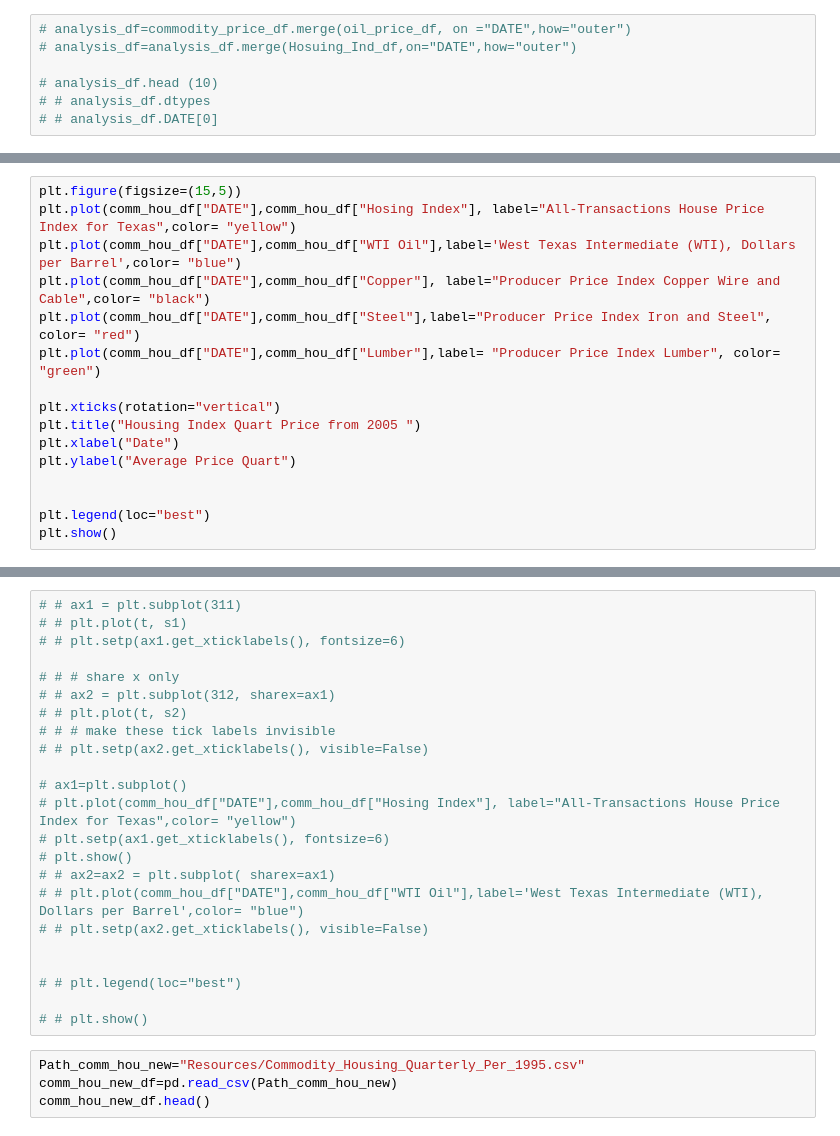
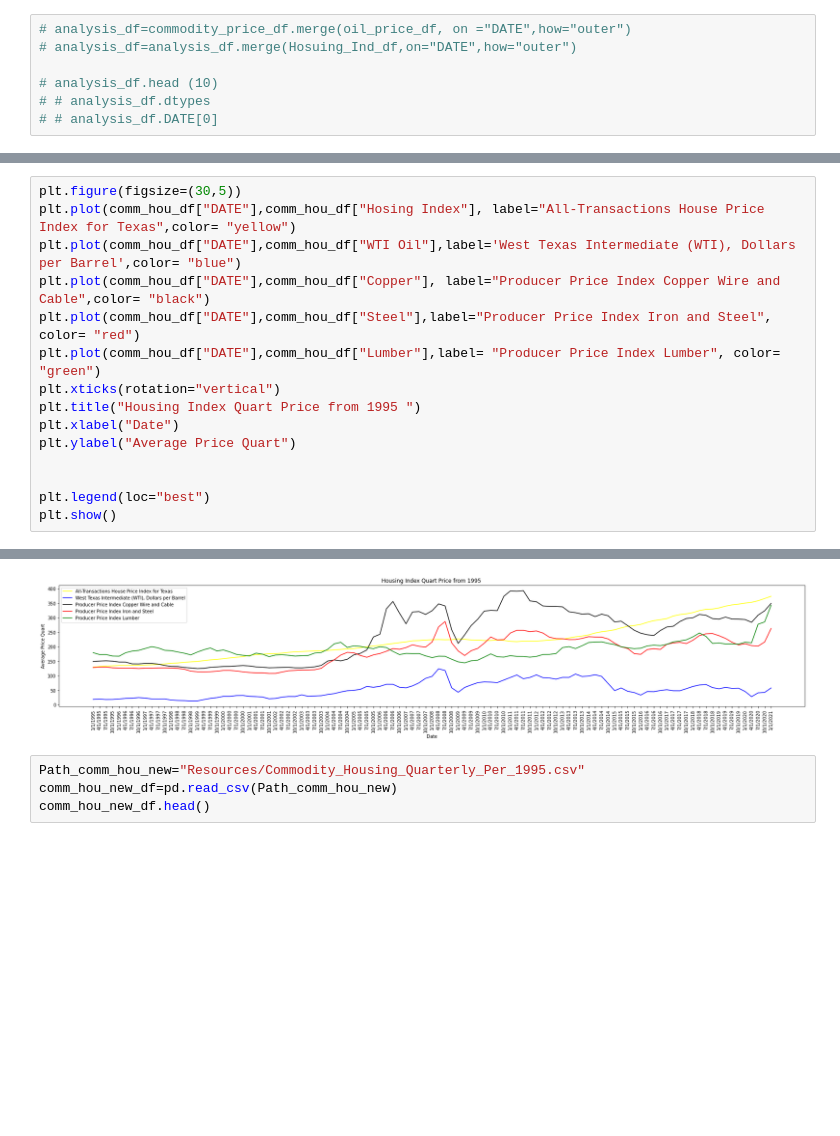
Before and after one commit to Fescamil1/Project_1_Housing_Market_Analysis, a Jupyter notebook: CommodityAnalysis.ipynb, the cells around one changed output, grey strips where cells are left out. Saved outputs shown, nothing was run; the diff lists cells and outputs as text; blank space fills up the shorter version.

```diff
--- a/CommodityAnalysis.ipynb
+++ b/CommodityAnalysis.ipynb
@@ -95,13 +70,12 @@ plt.show()
 # %%
-plt.figure(figsize=(15,5))
+plt.figure(figsize=(30,5))
 plt.plot(comm_hou_df["DATE"],comm_hou_df["Hosing Index"], label="All-Transactions House Price Index for Texas",color= "yellow")
 plt.plot(comm_hou_df["DATE"],comm_hou_df["WTI Oil"],label='West Texas Intermediate (WTI), Dollars per Barrel',color= "blue")
 plt.plot(comm_hou_df["DATE"],comm_hou_df["Copper"], label="Producer Price Index Copper Wire and Cable",color= "black")
 plt.plot(comm_hou_df["DATE"],comm_hou_df["Steel"],label="Producer Price Index Iron and Steel", color= "red")
 plt.plot(comm_hou_df["DATE"],comm_hou_df["Lumber"],label= "Producer Price Index Lumber", color= "green")
-
 plt.xticks(rotation="vertical")
-plt.title("Housing Index Quart Price from 2005 ")
+plt.title("Housing Index Quart Price from 1995 ")
 plt.xlabel("Date")
 plt.ylabel("Average Price Quart")
 
@@ -114,26 +86,4 @@ plt.show()
+[figure, added]
-# %%
-# # ax1 = plt.subplot(311)
-# # plt.plot(t, s1)
-# # plt.setp(ax1.get_xticklabels(), fontsize=6)
-
-# # # share x only
-# # ax2 = plt.subplot(312, sharex=ax1)
-# # plt.plot(t, s2)
-# # # make these tick labels invisible
-# # plt.setp(ax2.get_xticklabels(), visible=False)
-
-# ax1=plt.subplot()
-# plt.plot(comm_hou_df["DATE"],comm_hou_df["Hosing Index"], label="All-Transactions House Price Index for Texas",color= "yellow")
-# plt.setp(ax1.get_xticklabels(), fontsize=6)
-# plt.show()
-# # ax2=ax2 = plt.subplot( sharex=ax1)
-# # plt.plot(comm_hou_df["DATE"],comm_hou_df["WTI Oil"],label='West Texas Intermediate (WTI), Dollars per Barrel',color= "blue")
-# # plt.setp(ax2.get_xticklabels(), visible=False)
-
-
-# # plt.legend(loc="best")
-
-# # plt.show()
 # %%
 Path_comm_hou_new="Resources/Commodity_Housing_Quarterly_Per_1995.csv"
 comm_hou_new_df=pd.read_csv(Path_comm_hou_new)
```
Also changed, not shown: parts of 10 cells of this notebook.
